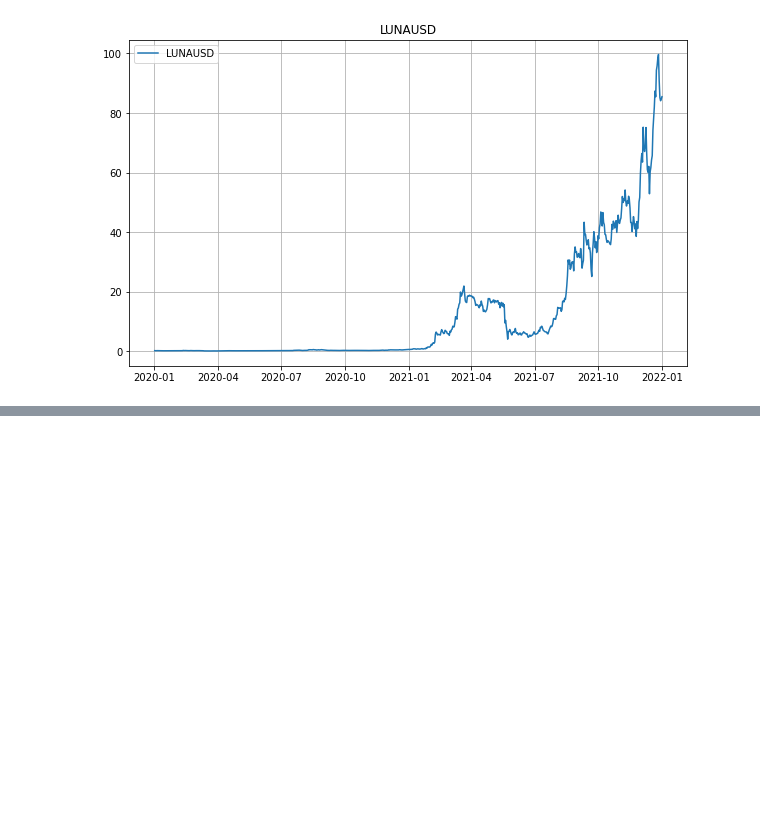
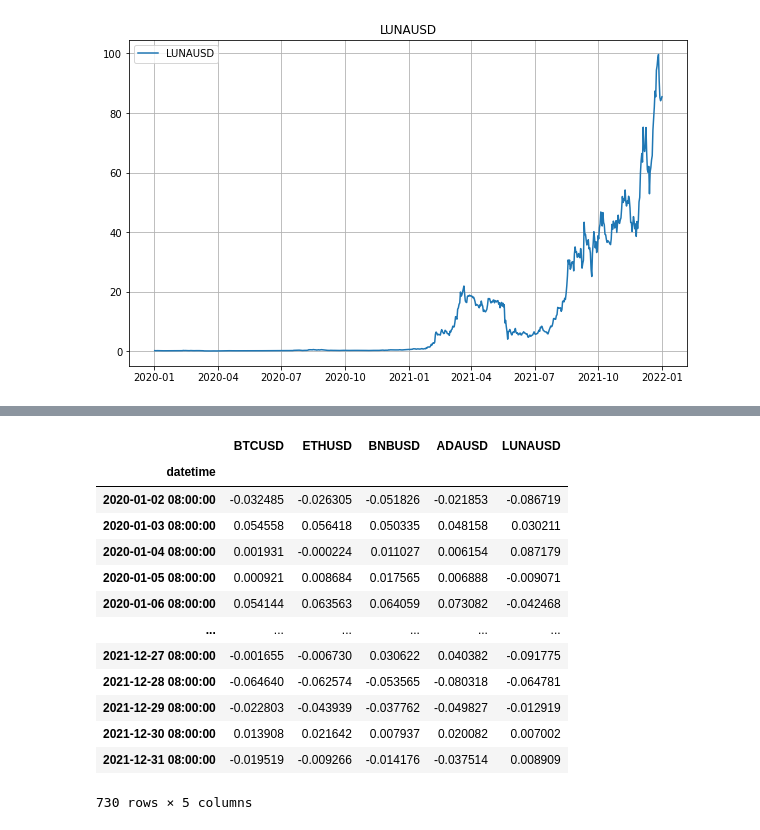
Before and after one commit to TzuH-Hsu/Crypto_PairsTrading, a Jupyter notebook: result.ipynb, the cells around one changed output, grey strips where cells are left out. Cells and saved outputs as stored; diff of their text form; code cells hidden in the pictures; blank space fills up the shorter version.

Commit message:
log return result

```diff
--- a/result.ipynb
+++ b/result.ipynb
@@ -60,0 +49,20 @@ selection.set_index('pair').sort_values('MSD')
+# %%
+from Cointegration import log_return
+
+return_df = log_return(prices_df).dropna()
+return_df
+# %% [output]
+|  | BTCUSD | ETHUSD | BNBUSD | ADAUSD | LUNAUSD |
+| datetime |  |  |  |  |  |
+| 2020-01-02 08:00:00 | -0.032485 | -0.026305 | -0.051826 | -0.021853 | -0.086719 |
+| 2020-01-03 08:00:00 | 0.054558 | 0.056418 | 0.050335 | 0.048158 | 0.030211 |
+| 2020-01-04 08:00:00 | 0.001931 | -0.000224 | 0.011027 | 0.006154 | 0.087179 |
+| 2020-01-05 08:00:00 | 0.000921 | 0.008684 | 0.017565 | 0.006888 | -0.009071 |
+| 2020-01-06 08:00:00 | 0.054144 | 0.063563 | 0.064059 | 0.073082 | -0.042468 |
+| ... | ... | ... | ... | ... | ... |
+| 2021-12-27 08:00:00 | -0.001655 | -0.006730 | 0.030622 | 0.040382 | -0.091775 |
+| 2021-12-28 08:00:00 | -0.064640 | -0.062574 | -0.053565 | -0.080318 | -0.064781 |
+| 2021-12-29 08:00:00 | -0.022803 | -0.043939 | -0.037762 | -0.049827 | -0.012919 |
+| 2021-12-30 08:00:00 | 0.013908 | 0.021642 | 0.007937 | 0.020082 | 0.007002 |
+| 2021-12-31 08:00:00 | -0.019519 | -0.009266 | -0.014176 | -0.037514 | 0.008909 |
+730 rows × 5 columns
```
Also changed, not shown: parts of 3 cells of this notebook.
